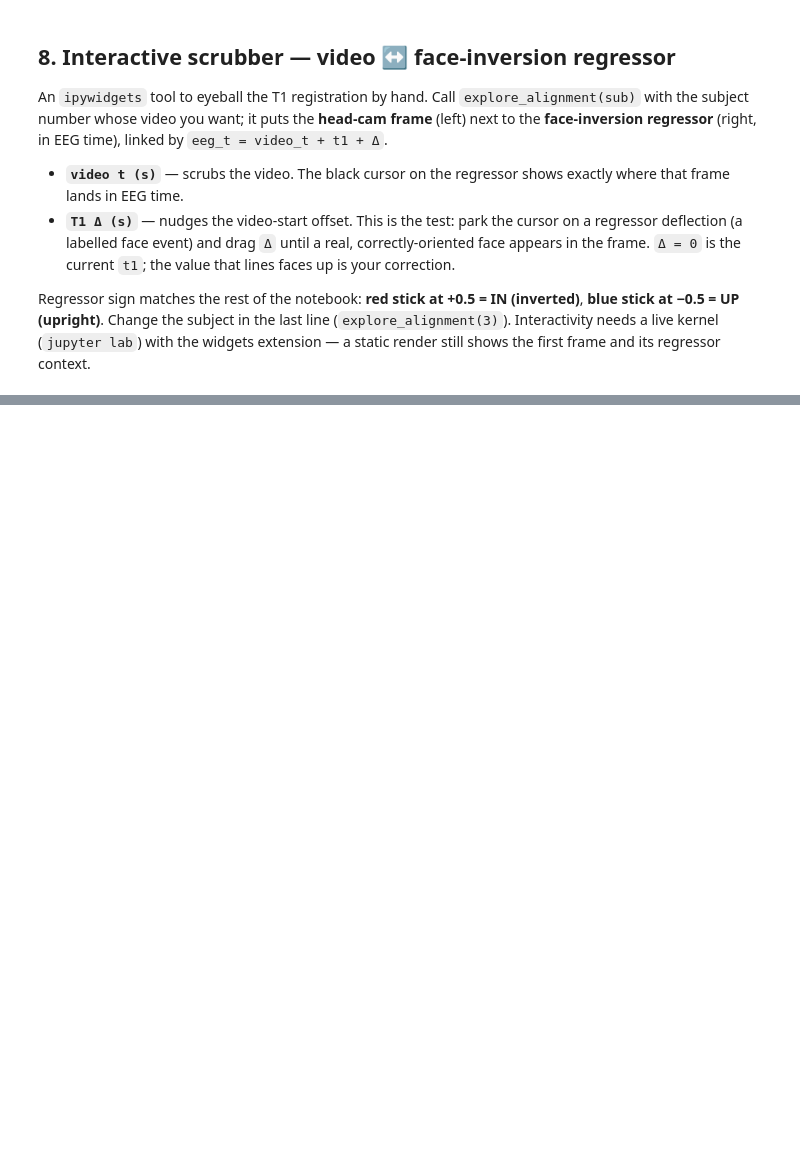
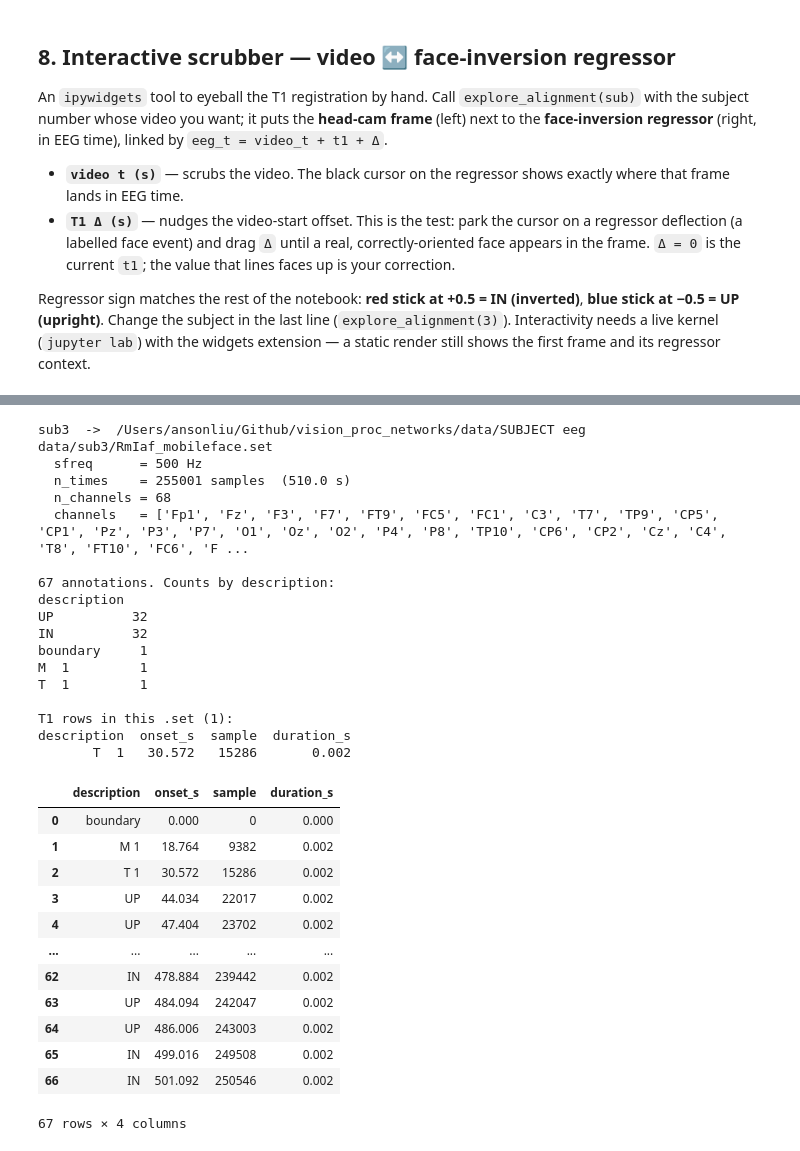
Before and after one commit to AnsonLiu01/vision_proc_networks, a Jupyter notebook: src/eda/nn_models/faces_eda.ipynb, the cells around one changed output, grey strips where cells are left out. Saved outputs shown, nothing was run; the diff lists cells and outputs as text; code cells hidden in the pictures; blank space fills up the shorter version.

```diff
--- a/src/eda/nn_models/faces_eda.ipynb
+++ b/src/eda/nn_models/faces_eda.ipynb
@@ -770,0 +859,68 @@ VBox(children=(FloatSlider(value=0.0, description='video t (s)', layout=Layout(w
+# %%
+import pandas as pd
+
+INSPECT_SUB = 3  # Change subject
+
+raw = eu.load_eeg(INSPECT_SUB)
+sf = raw.info["sfreq"]
+
+# --- file geometry ---
+print(f"sub{INSPECT_SUB}  ->  {eu.eeg_path(INSPECT_SUB)}")
+print(f"  sfreq      = {sf:.0f} Hz")
+print(f"  n_times    = {raw.n_times} samples  ({raw.n_times / sf:.1f} s)")
+print(f"  n_channels = {len(raw.ch_names)}")
+print(f"  channels   = {raw.ch_names}")
+
+# --- annotations = the triggers (T 1, UP, IN, ...) as a DataFrame ---
+ann = pd.DataFrame({
+    "description": [d.strip() for d in raw.annotations.description],
+    "onset_s": raw.annotations.onset,
+    "duration_s": raw.annotations.duration,
+})
+ann["sample"] = (ann["onset_s"] * sf).round().astype(int)     # matches Triggers.xlsx col C
+ann = ann[["description", "onset_s", "sample", "duration_s"]]
+
+print(f"\n{len(ann)} annotations. Counts by description:")
+print(ann["description"].value_counts().to_string())
+
+# T 1 rows only (empty for most subjects -> that's the §3 'n/a')
+t1_rows = ann[ann["description"].str.upper().str.replace(" ", "") == "T1"]
+print(f"\nT1 rows in this .set ({len(t1_rows)}):")
+print(t1_rows.to_string(index=False) if len(t1_rows)
+      else "  (none — this .set has no 'T 1' annotation)")
+
+# Whole annotations table (scrollable in Jupyter). Uncomment to force every row
+# to render instead of the pandas middle-truncation.
+# pd.set_option("display.max_rows", None)
+ann
+# %% [output]
+sub3  ->  /Users/ansonliu/Github/vision_proc_networks/data/SUBJECT eeg data/sub3/RmIaf_mobileface.set
+  sfreq      = 500 Hz
+  n_times    = 255001 samples  (510.0 s)
+  n_channels = 68
+  channels   = ['Fp1', 'Fz', 'F3', 'F7', 'FT9', 'FC5', 'FC1', 'C3', 'T7', 'TP9', 'CP5', 'CP1', 'Pz', 'P3', 'P7', 'O1', 'Oz', 'O2', 'P4', 'P8', 'TP10', 'CP6', 'CP2', 'Cz', 'C4', 'T8', 'FT10', 'FC6', 'F ...
+
+67 annotations. Counts by description:
+description
+UP          32
+IN          32
+boundary     1
+M  1         1
+T  1         1
+
+T1 rows in this .set (1):
+description  onset_s  sample  duration_s
+       T  1   30.572   15286       0.002
+|  | description | onset_s | sample | duration_s |
+| 0 | boundary | 0.000 | 0 | 0.000 |
+| 1 | M 1 | 18.764 | 9382 | 0.002 |
+| 2 | T 1 | 30.572 | 15286 | 0.002 |
+| 3 | UP | 44.034 | 22017 | 0.002 |
+| 4 | UP | 47.404 | 23702 | 0.002 |
+| ... | ... | ... | ... | ... |
+| 62 | IN | 478.884 | 239442 | 0.002 |
+| 63 | UP | 484.094 | 242047 | 0.002 |
+| 64 | UP | 486.006 | 243003 | 0.002 |
+| 65 | IN | 499.016 | 249508 | 0.002 |
+| 66 | IN | 501.092 | 250546 | 0.002 |
+67 rows × 4 columns
```
Also changed, not shown: parts of 13 cells of this notebook.
